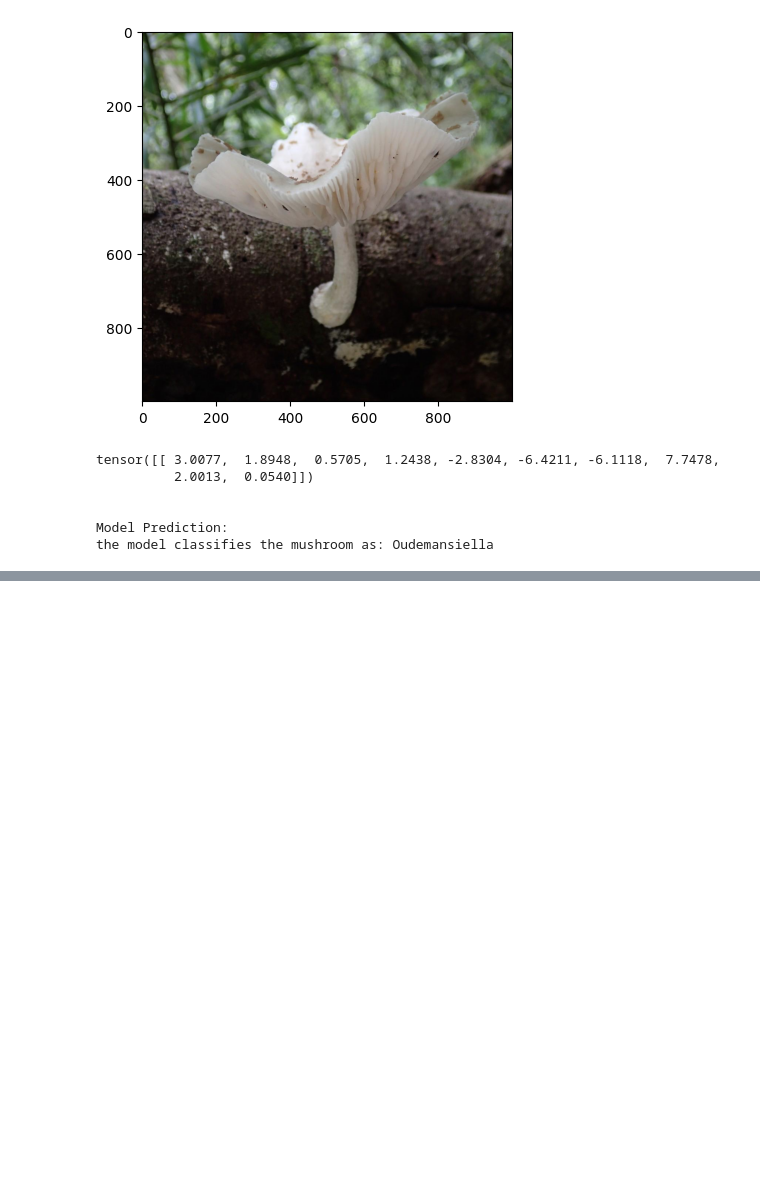
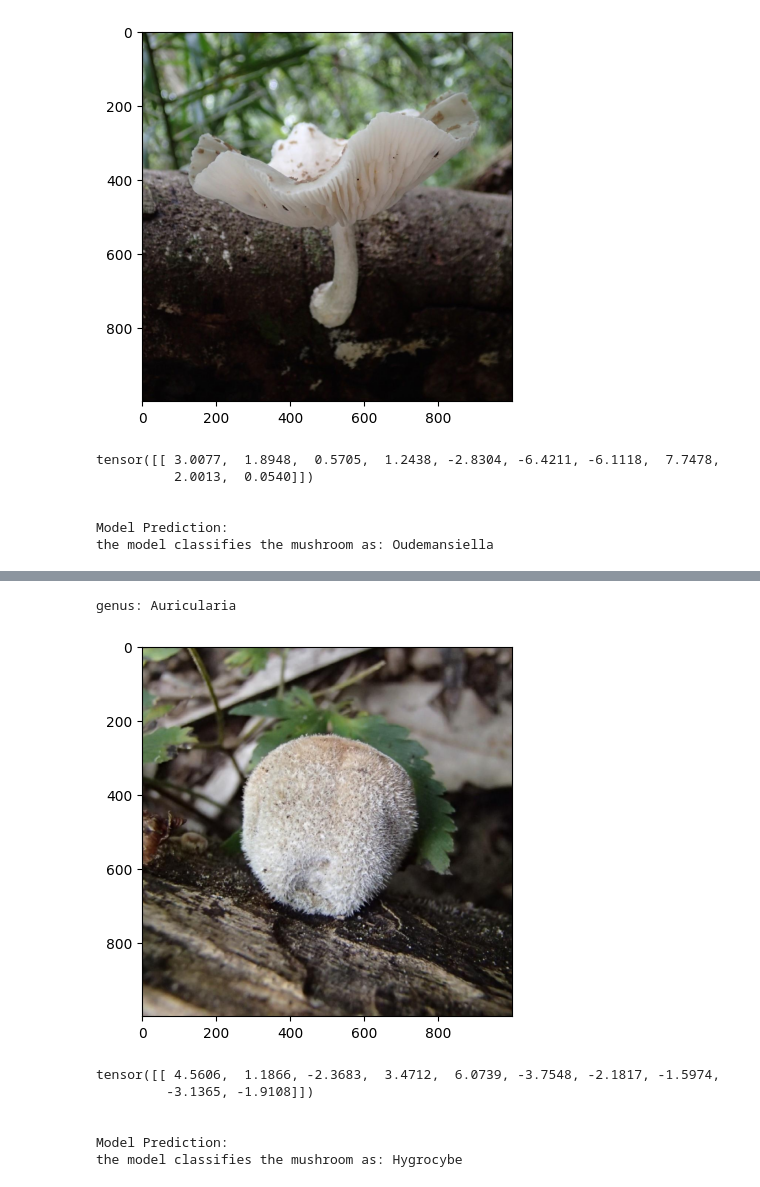
Before and after one commit to nbiancolin/convolutional-neural-nuts, a Jupyter notebook: src/qualitativeFunction.ipynb, the cells around one changed output, grey strips where cells are left out. Cells and saved outputs as stored; diff of their text form; code cells hidden in the pictures; blank space fills up the shorter version.

```diff
--- a/src/qualitativeFunction.ipynb
+++ b/src/qualitativeFunction.ipynb
@@ -116,0 +186,20 @@ the model classifies the mushroom as: Oudemansiella
+# %%
+print(f"genus: {randomKeyList[i]}")
+img = plt.imread(randomImgList[i])
+plt.imshow(img)
+plt.show()
+
+
+#Call the function
+output = testOutModel(randomImgList[i])
+print(f"the model classifies the mushroom as: {output}")
+i += 1
+# %% [output]
+genus: Auricularia
+[figure, added]
+tensor([[ 4.5606,  1.1866, -2.3683,  3.4712,  6.0739, -3.7548, -2.1817, -1.5974,
+         -3.1365, -1.9108]])
+
+
+Model Prediction:
+the model classifies the mushroom as: Hygrocybe
```
Also changed, not shown: parts of 6 cells of this notebook, 1 other file.
